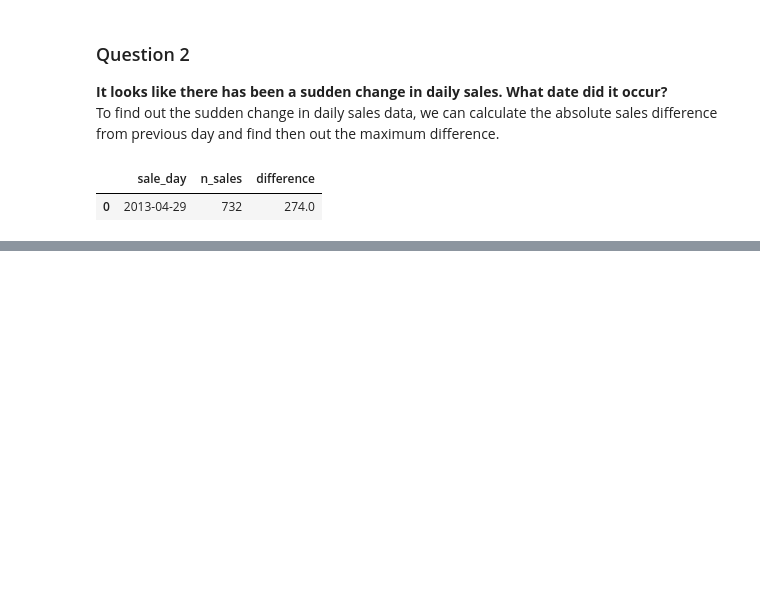
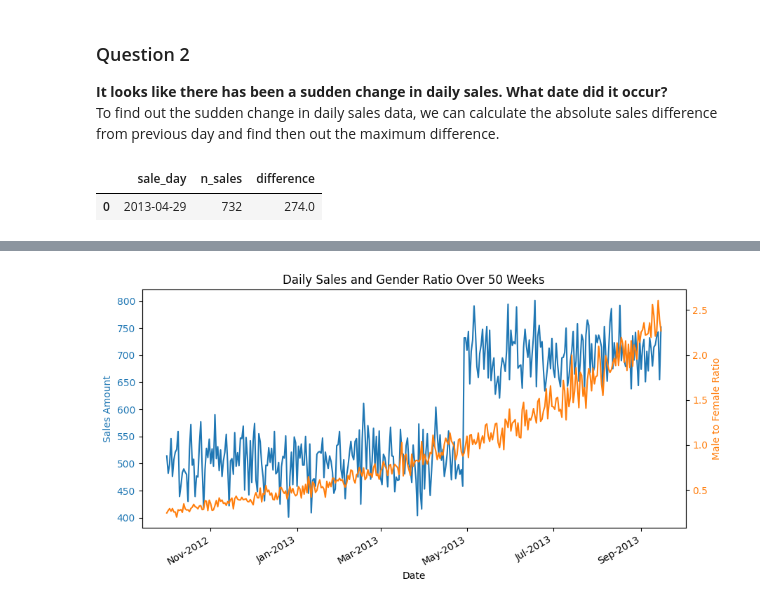
Before and after one commit to manujsinghwal/23andMe-data-analysis, a Jupyter notebook: 23andMe_data_analysis.ipynb, the cells around one changed output, grey strips where cells are left out. Cells and saved outputs as stored; diff of their text form; code cells hidden in the pictures; blank space fills up the shorter version.

```diff
--- a/23andMe_data_analysis.ipynb
+++ b/23andMe_data_analysis.ipynb
@@ -116,0 +201,34 @@ sudden_change
+# %%
+proportion['sale_day'] = pd.to_datetime(proportion['sale_day'])
+
+# Plotting
+fig, ax1 = plt.subplots(figsize=fig_size)
+
+# Plot sales on the first y-axis
+color = '#1f77b4'
+ax1.set_xlabel('Date')
+ax1.set_ylabel('Sales Amount', color=color)
+ax1.plot(sales['sale_day'], sales['n_sales'], linestyle='-', color=color)
+ax1.tick_params(axis='y', labelcolor=color)
+
+# Formatting the x-axis to show dates in mmm-yyyy format
+date_format = mdates.DateFormatter('%b-%Y')
+ax1.xaxis.set_major_formatter(date_format)
+fig.autofmt_xdate()
+
+# Creating a second y-axis sharing the same x-axis
+ax2 = ax1.twinx()
+
+# Plot gender ratio on the second y-axis
+color = '#ff7f0e'
+ax2.set_ylabel('Male to Female Ratio', color=color)
+ax2.plot(proportion['sale_day'], proportion['male_to_female_ratio'], linestyle='-', color=color)
+ax2.tick_params(axis='y', labelcolor=color)
+
+# Adding titles
+plt.title('Daily Sales and Gender Ratio Over 50 Weeks')
+
+# Display the plot
+plt.show()
+# %% [output]
+[figure, added]
```
Also changed, not shown: parts of 14 cells of this notebook.
